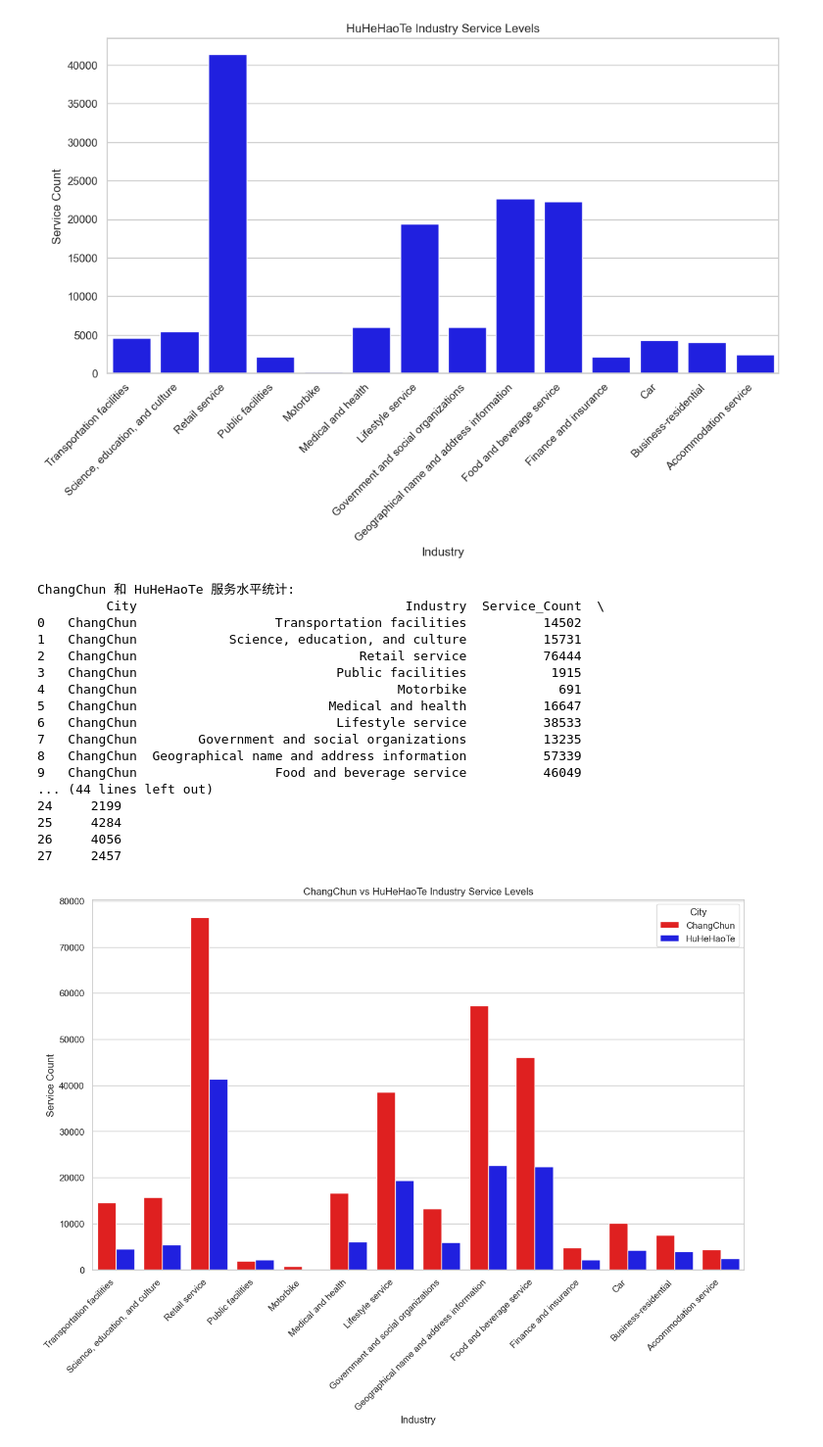
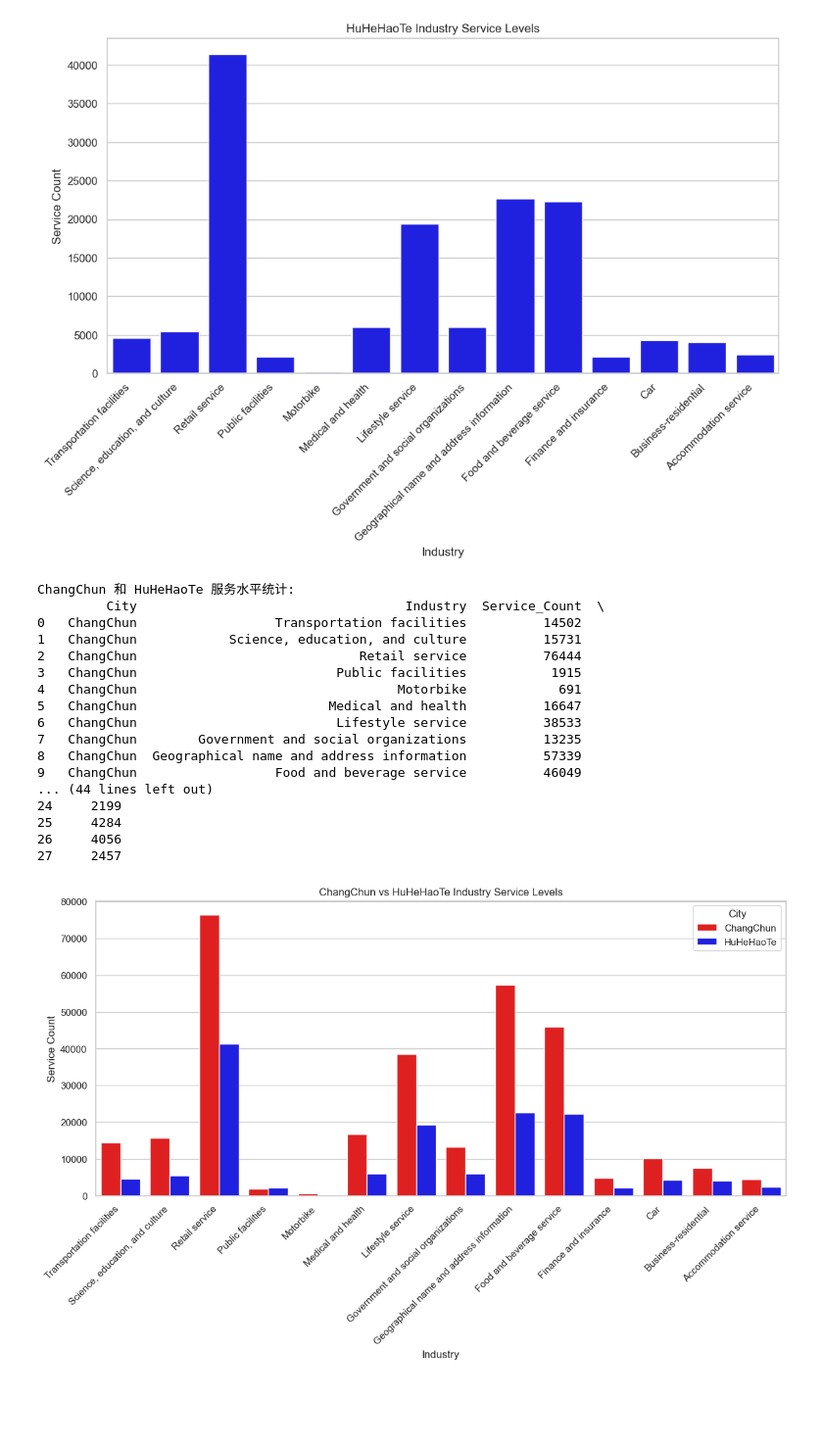
Before and after one commit to shydoors/just-for-playing, a Jupyter notebook: q2.ipynb, the cells around one changed output. Shown: that part at 98% size. Saved outputs shown, nothing was run; the diff lists cells and outputs as text; code cells hidden in the pictures; blank space fills up the shorter version.

```diff
--- a/q2.ipynb
+++ b/q2.ipynb
@@ -244,33 +244,33 @@ def analyze_service_levels(city1_data, city2_data, city1_name, city2_name):
 
     # 旋转x轴标签以避免重叠
     plt.xticks(rotation=45, ha='right')
-
+    plt.subplots_adjust(bottom=0.3)
     os.makedirs('images', exist_ok=True)
     plt.savefig(f'images\\compartion.jpg')
     # 显示图形
     plt.show()
 
 # 加载城市1和城市2的数据
 city1_data = load_data('长春市')
 city2_data = load_data('呼和浩特市')
 # 分析并比较城市1和城市2的服务水平
 analyze_service_levels(city1_data, city2_data, "ChangChun", "HuHeHaoTe")
 # %% [output]
 ChangChun 和 HuHeHaoTe 服务水平统计:
          City                                   Industry  Service_Count  \
 0   ChangChun                  Transportation facilities          14502
 1   ChangChun            Science, education, and culture          15731
 2   ChangChun                             Retail service          76444
 3   ChangChun                          Public facilities           1915
 4   ChangChun                                  Motorbike            691
 5   ChangChun                         Medical and health          16647
 6   ChangChun                          Lifestyle service          38533
 7   ChangChun        Government and social organizations          13235
 8   ChangChun  Geographical name and address information          57339
 9   ChangChun                  Food and beverage service          46049
 ... (44 lines left out)
 24     2199
 25     4284
 26     4056
 27     2457
-[figure, old version]
+[figure, new version]
```
Also changed, not shown: 2 other files.
